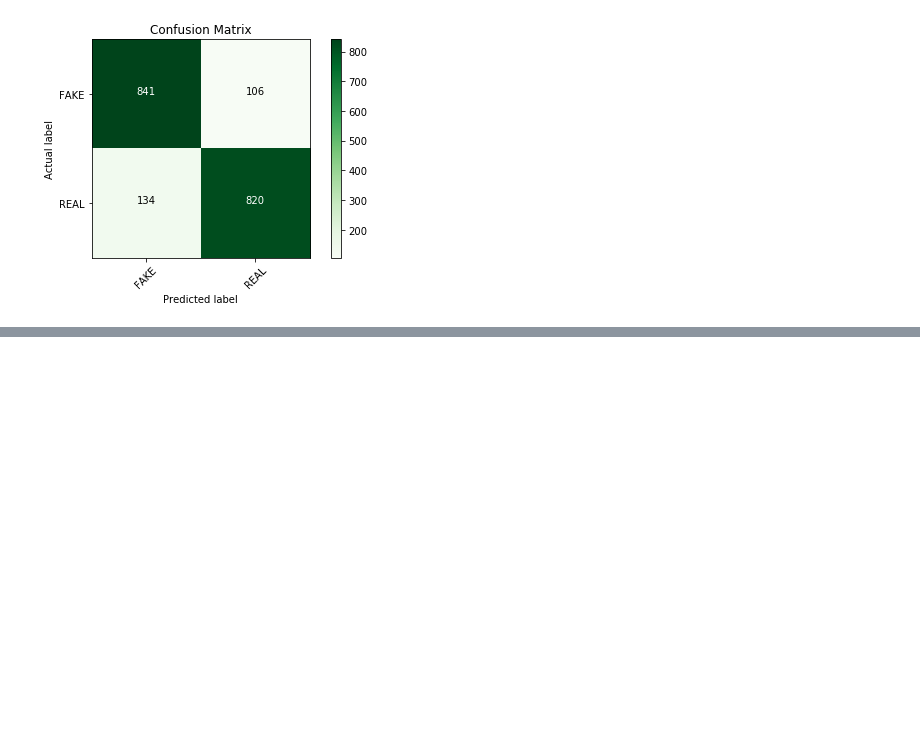
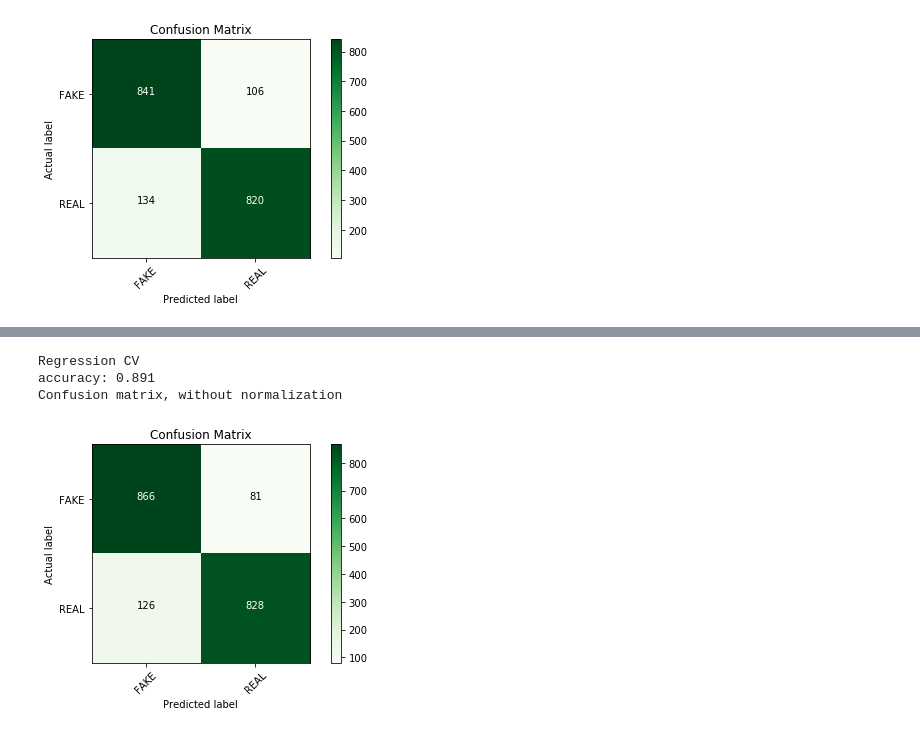
Before and after one commit to LinghanX/Project_Veritas, a Jupyter notebook: project/FakeNews.ipynb, the cells around one changed output, grey strips where cells are left out. Saved outputs shown, nothing was run; the diff lists cells and outputs as text; code cells hidden in the pictures; blank space fills up the shorter version.

```diff
--- a/project/FakeNews.ipynb
+++ b/project/FakeNews.ipynb
@@ -314,10 +282,15 @@ plot_confusion_matrix(cm, classes=['FAKE', 'REAL'])
 # %%
 from sklearn import linear_model
 logreg = linear_model.LogisticRegression(C=1e5)
 logistic_classifier = logreg.fit(countTrain,yTrain)
-pred = logistic_classifier.predict(countTest)
-score = metrics.accuracy_score(yTest, pred)
+predictions = logistic_classifier.predict(countTest)
+score = metrics.accuracy_score(yTest, predictions)
 print("Regression CV")
 print("accuracy: %0.3f" % score)
-cm = metrics.confusion_matrix(yTest, pred, labels=['FAKE', 'REAL'])
+cm = metrics.confusion_matrix(yTest, predictions, labels=['FAKE', 'REAL'])
 plot_confusion_matrix(cm, classes=['FAKE', 'REAL'])
+# %% [output]
+Regression CV
+accuracy: 0.891
+Confusion matrix, without normalization
+[figure, added]
```
Also changed, not shown: parts of 11 cells of this notebook, 24 other files.
